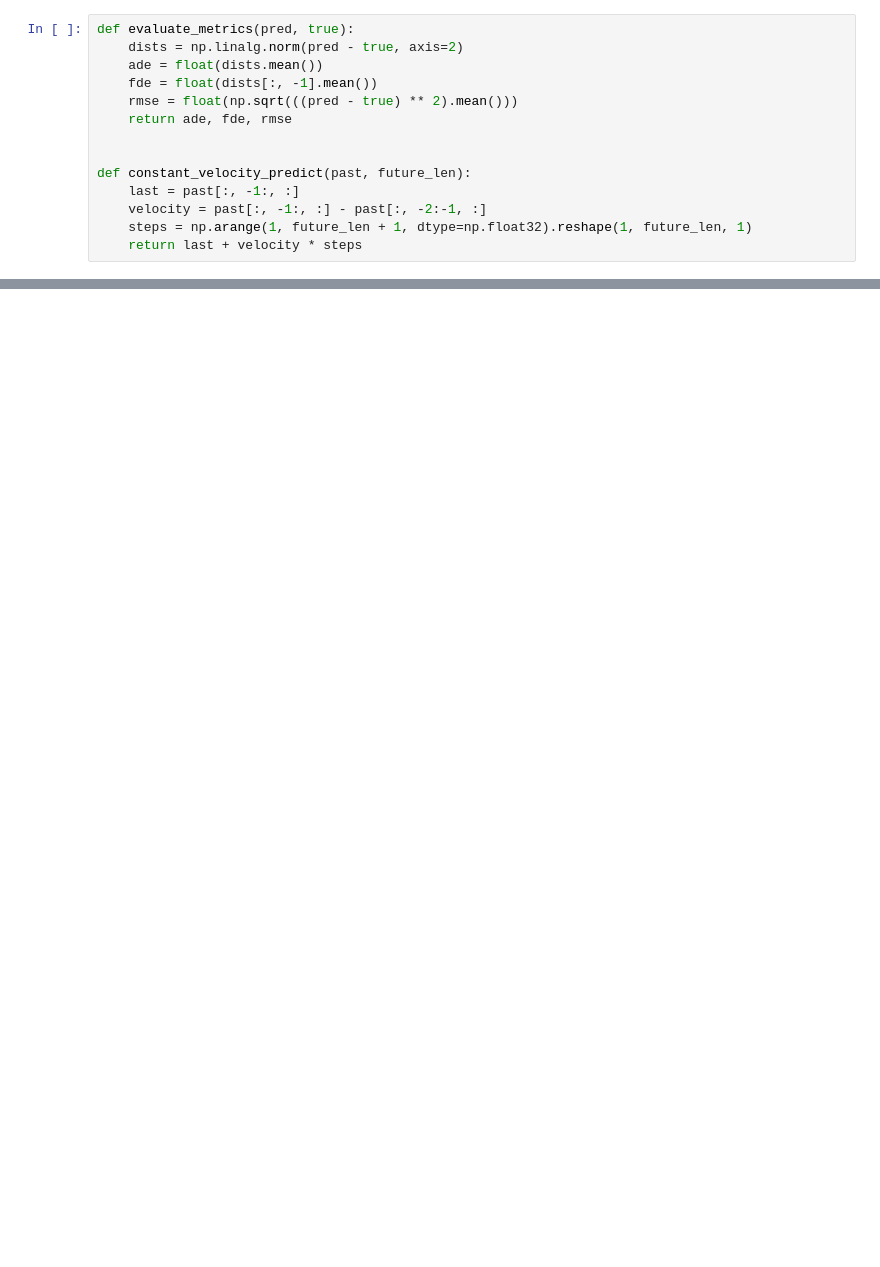
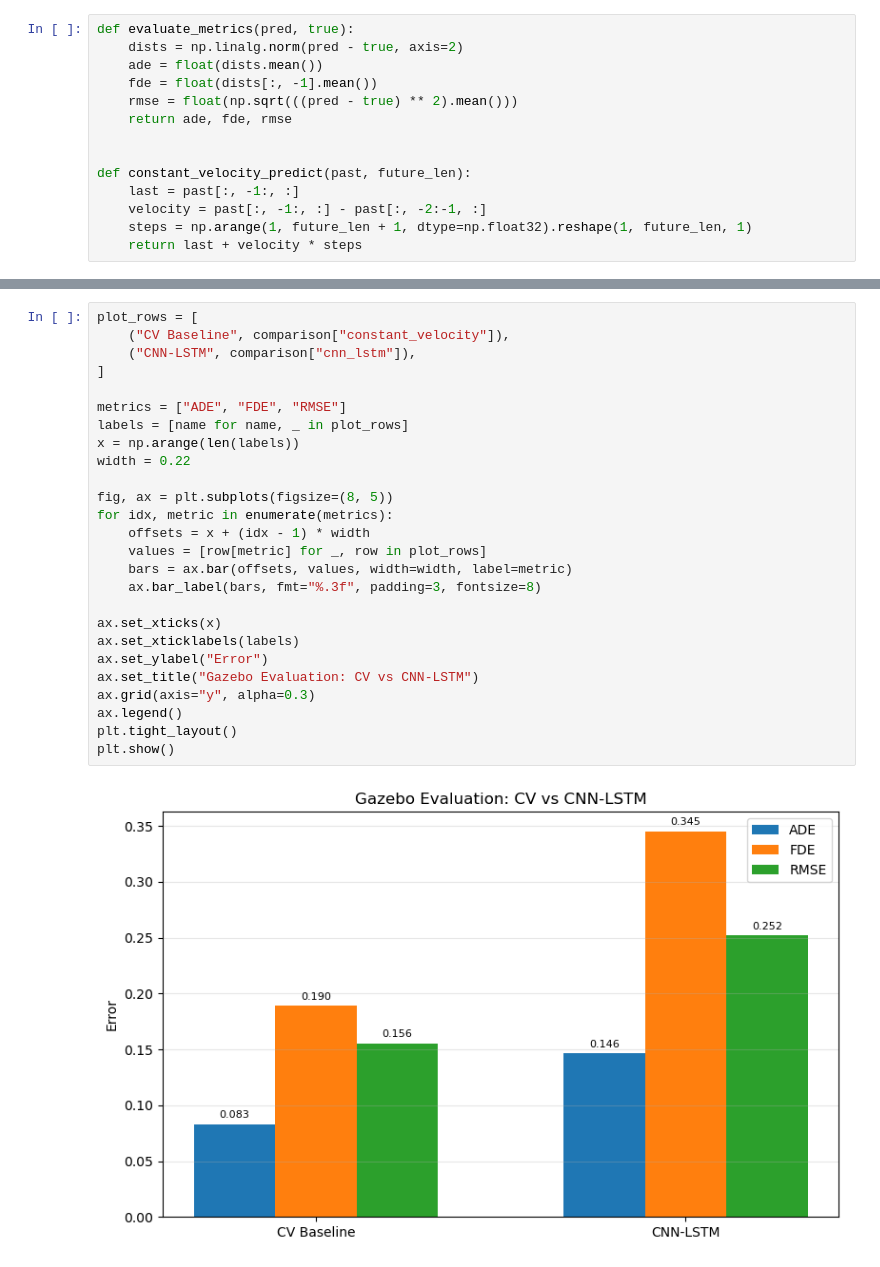
Before and after one commit to basu-repo/thesis, a Jupyter notebook: notebook/gazebo_eval_rellis_model.ipynb, the cells around one changed output, grey strips where cells are left out. Saved outputs shown, nothing was run; the diff lists cells and outputs as text; blank space fills up the shorter version.

```diff
--- a/notebook/gazebo_eval_rellis_model.ipynb
+++ b/notebook/gazebo_eval_rellis_model.ipynb
@@ -195,0 +224,28 @@ print(eval_summary)
+# %%
+plot_rows = [
+    ("CV Baseline", comparison["constant_velocity"]),
+    ("CNN-LSTM", comparison["cnn_lstm"]),
+]
+
+metrics = ["ADE", "FDE", "RMSE"]
+labels = [name for name, _ in plot_rows]
+x = np.arange(len(labels))
+width = 0.22
+
+fig, ax = plt.subplots(figsize=(8, 5))
+for idx, metric in enumerate(metrics):
+    offsets = x + (idx - 1) * width
+    values = [row[metric] for _, row in plot_rows]
+    bars = ax.bar(offsets, values, width=width, label=metric)
+    ax.bar_label(bars, fmt="%.3f", padding=3, fontsize=8)
+
+ax.set_xticks(x)
+ax.set_xticklabels(labels)
+ax.set_ylabel("Error")
+ax.set_title("Gazebo Evaluation: CV vs CNN-LSTM")
+ax.grid(axis="y", alpha=0.3)
+ax.legend()
+plt.tight_layout()
+plt.show()
+# %% [output]
+[figure, added]
```
Also changed, not shown: parts of 11 cells of this notebook, 36 other files.
